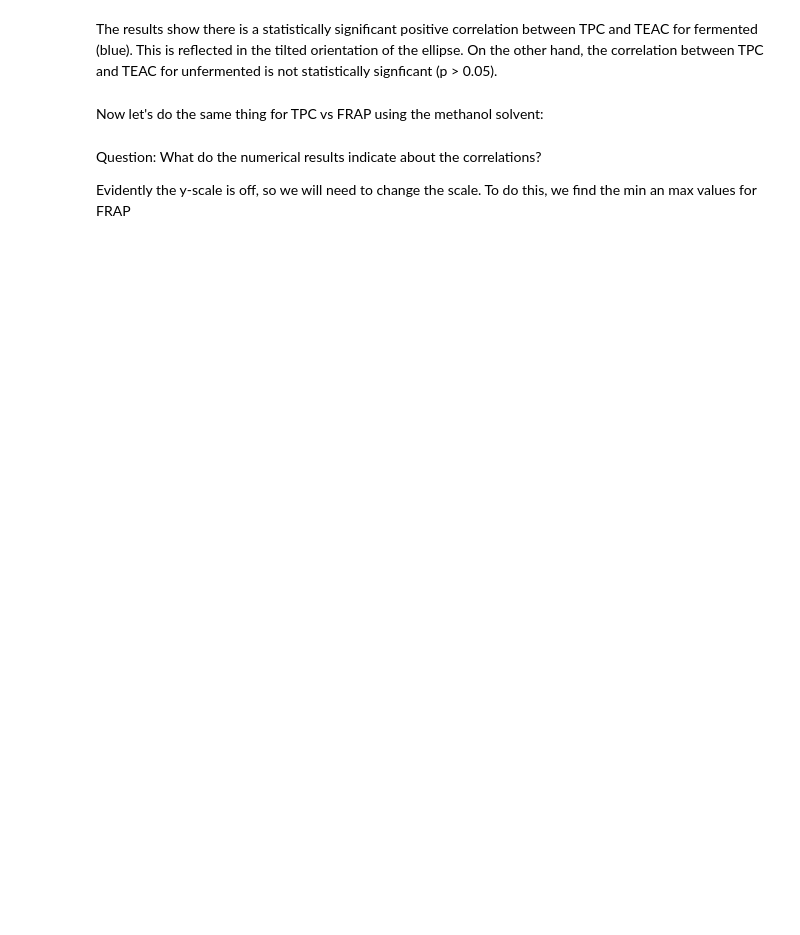
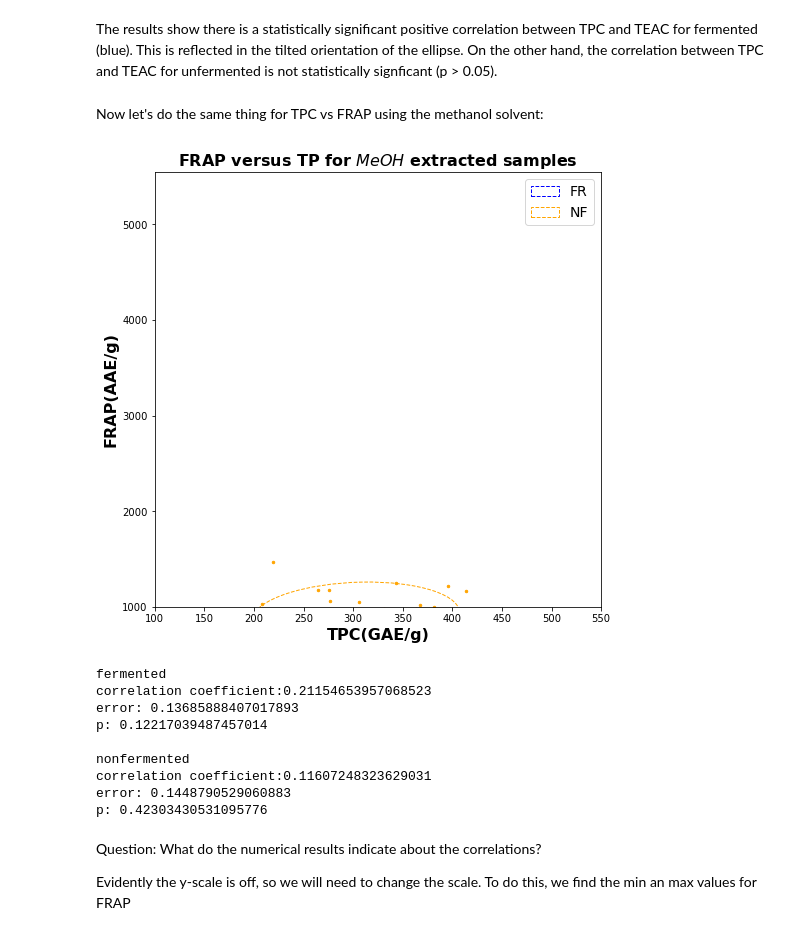
Before and after one commit to Hack4Dev/rooibosTea_classification, a Jupyter notebook: rooibos/data correlation.ipynb, the cells around one changed output. Cells and saved outputs as stored; diff of their text form; code cells hidden in the pictures; blank space fills up the shorter version.

```diff
--- a/rooibos/data correlation.ipynb
+++ b/rooibos/data correlation.ipynb
@@ -66,12 +59,23 @@ The results show there is a statistically significant positive correlation betwe
 # %% [markdown]
 Now let's do the same thing for TPC vs FRAP using the methanol solvent:
 # %%
-draw_Confidence_ellipse (
+draw_confidence_ellipse (
     df_fer[['TPC_MEOH']], df_fer[['FRAP_MEOH']],
     df_nf[['TPC_MEOH']], df_nf[['FRAP_MEOH']],
     "TPC(GAE/g)", "FRAP(AAE/g)",
     "FRAP versus TP for $MeOH$ extracted samples",
     [100, 550], [1000,5550] )
+# %% [output]
+[figure, added]
+fermented
+correlation coefficient:0.21154653957068523
+error: 0.13685888407017893
+p: 0.12217039487457014
+
+nonfermented
+correlation coefficient:0.11607248323629031
+error: 0.1448790529060883
+p: 0.42303430531095776
 # %% [markdown]
 Question: What do the numerical results indicate about the correlations?
 
```
Also changed, not shown: parts of 8 cells of this notebook, 6 other files.
